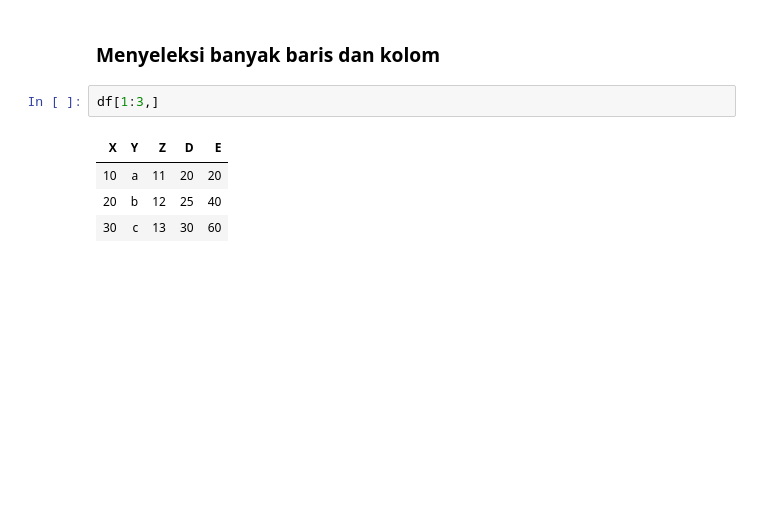
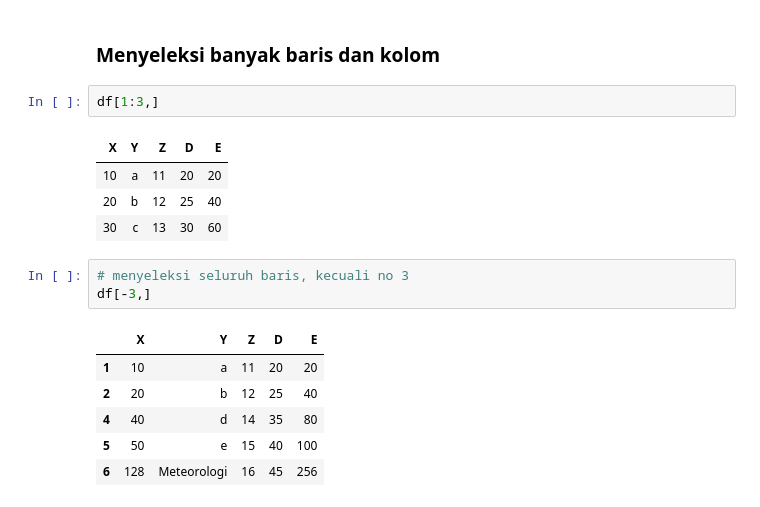
Before and after one commit to sandyherho/tutorEksploR, a Jupyter notebook: Tutorial Statistika Dasar Menggunakan R.ipynb, the cells around one changed output. Saved outputs shown, nothing was run; the diff lists cells and outputs as text; blank space fills up the shorter version.

```diff
--- a/webinaR Statistika Dasar Menggunakan R.ipynb
+++ b/Tutorial Statistika Dasar Menggunakan R.ipynb
@@ -1323,3 +1323,13 @@ df[1:3,]
 | 10 | a | 11 | 20 | 20 |
 | 20 | b | 12 | 25 | 40 |
 | 30 | c | 13 | 30 | 60 |
+# %%
+# menyeleksi seluruh baris, kecuali no 3
+df[-3,]
+# %% [output]
+|  | X | Y | Z | D | E |
+| 1 | 10 | a | 11 | 20 | 20 |
+| 2 | 20 | b | 12 | 25 | 40 |
+| 4 | 40 | d | 14 | 35 | 80 |
+| 5 | 50 | e | 15 | 40 | 100 |
+| 6 | 128 | Meteorologi | 16 | 45 | 256 |
```
Also changed, not shown: parts of 45 cells of this notebook, 3 other files.
